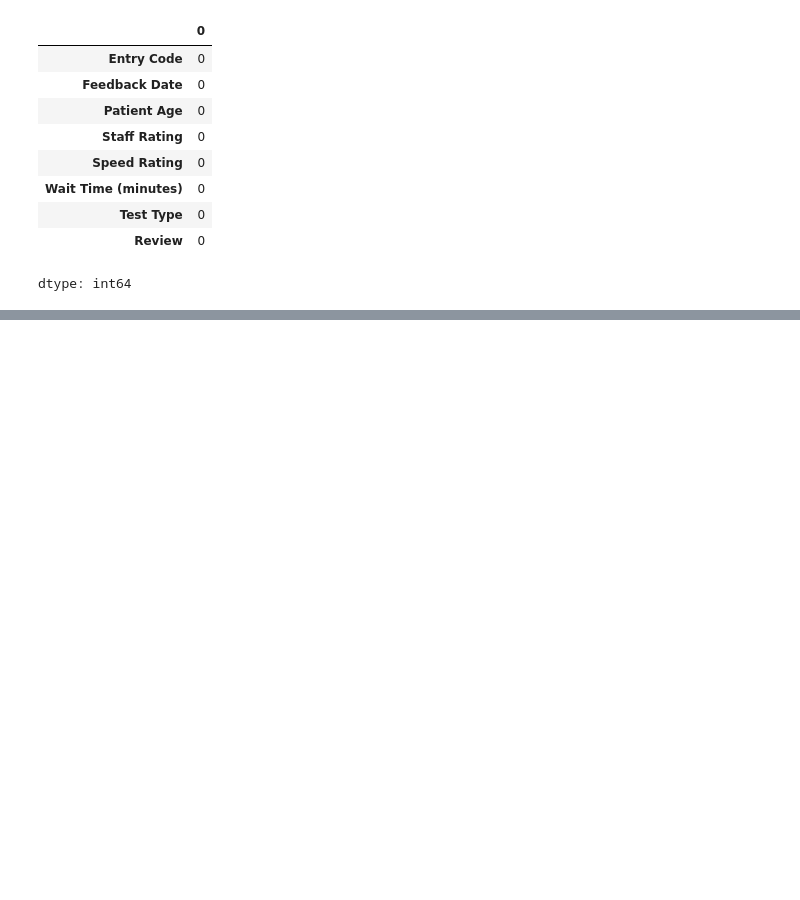
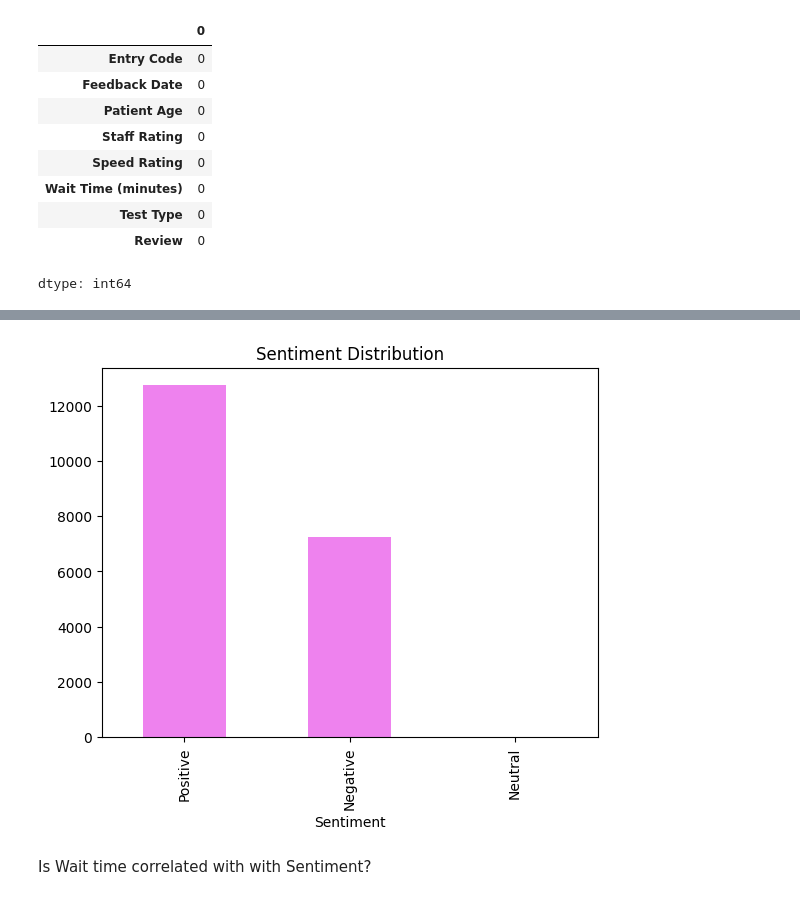
Before and after one commit to priscillasp/Healthcare_Reviews_DA, a Jupyter notebook: Healthcare_DA.ipynb, the cells around one changed output, grey strips where cells are left out. Saved outputs shown, nothing was run; the diff lists cells and outputs as text; code cells hidden in the pictures; blank space fills up the shorter version.

```diff
--- a/Healthcare_DA.ipynb
+++ b/Healthcare_DA.ipynb
@@ -46,0 +93,11 @@ dtype: int64
+# %%
+#Convert the Review column into a textblob object and add Polarity column
+df['Polarity'] = df['Review'].apply(lambda x : TextBlob(x).polarity)
+
+#Add subjectivity column
+df['Subjectivity'] = df['Review'].apply(lambda x : TextBlob(x).subjectivity)
+
+#Add sentiment column
+df['Sentiment'] = df['Polarity'].apply(lambda x : 'Positive' if x > 0 else 'Negative' if x < 0 else 'Neutral')
+
+df.head()
@@ -46,0 +111,11 @@ dtype: int64
+# %%
+
+#Plot the sentiment distribution
+sentiment_distribution = df['Sentiment'].value_counts()
+sentiment_distribution.plot(kind='bar',color='Violet')
+plt.title('Sentiment Distribution')
+plt.show() # added plt.show() to display the plot
+# %% [output]
+[figure, added]
+# %% [markdown]
+Is Wait time correlated with with Sentiment?
```
Also changed, not shown: parts of 37 cells of this notebook.
